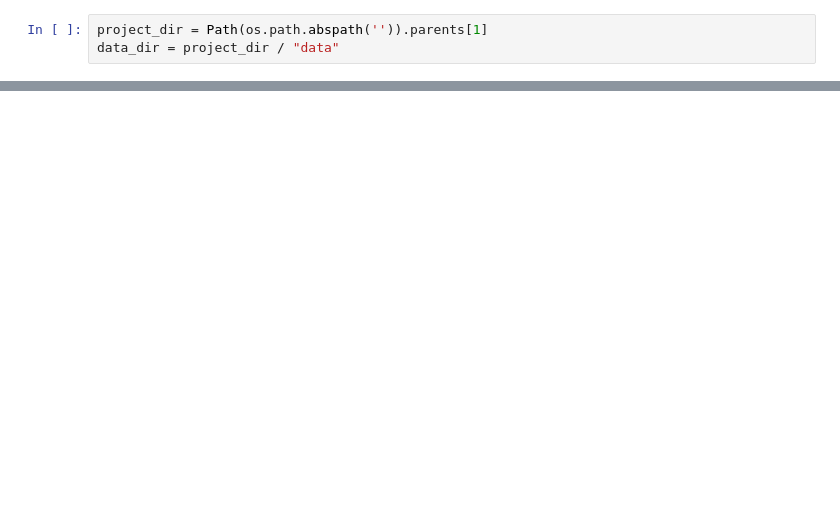
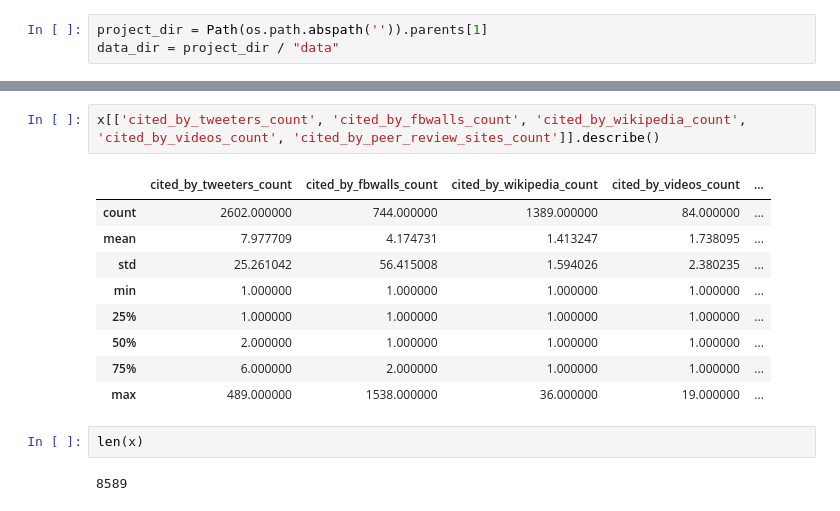
Before and after one commit to ScholCommLab/tracking-grants, a Jupyter notebook: notebooks/exploratory/initial_exploration.ipynb, the cells around one changed output, grey strips where cells are left out. Saved outputs shown, nothing was run; the diff lists cells and outputs as text; blank space fills up the shorter version.

```diff
--- a/notebooks/exploratory/initial_exploration.ipynb
+++ b/notebooks/exploratory/initial_exploration.ipynb
@@ -49,0 +79,16 @@ p[p.CR_DOI_score >= 80]
+# %%
+x[['cited_by_tweeters_count', 'cited_by_fbwalls_count', 'cited_by_wikipedia_count', 'cited_by_videos_count', 'cited_by_peer_review_sites_count']].describe()
+# %% [output]
+|  | cited_by_tweeters_count | cited_by_fbwalls_count | cited_by_wikipedia_count | cited_by_videos_count | ... |
+| count | 2602.000000 | 744.000000 | 1389.000000 | 84.000000 | ... |
+| mean | 7.977709 | 4.174731 | 1.413247 | 1.738095 | ... |
+| std | 25.261042 | 56.415008 | 1.594026 | 2.380235 | ... |
+| min | 1.000000 | 1.000000 | 1.000000 | 1.000000 | ... |
+| 25% | 1.000000 | 1.000000 | 1.000000 | 1.000000 | ... |
+| 50% | 2.000000 | 1.000000 | 1.000000 | 1.000000 | ... |
+| 75% | 6.000000 | 2.000000 | 1.000000 | 1.000000 | ... |
+| max | 489.000000 | 1538.000000 | 36.000000 | 19.000000 | ... |
+# %%
+len(x)
+# %% [output]
+8589
```
Also changed, not shown: parts of 8 cells of this notebook.
